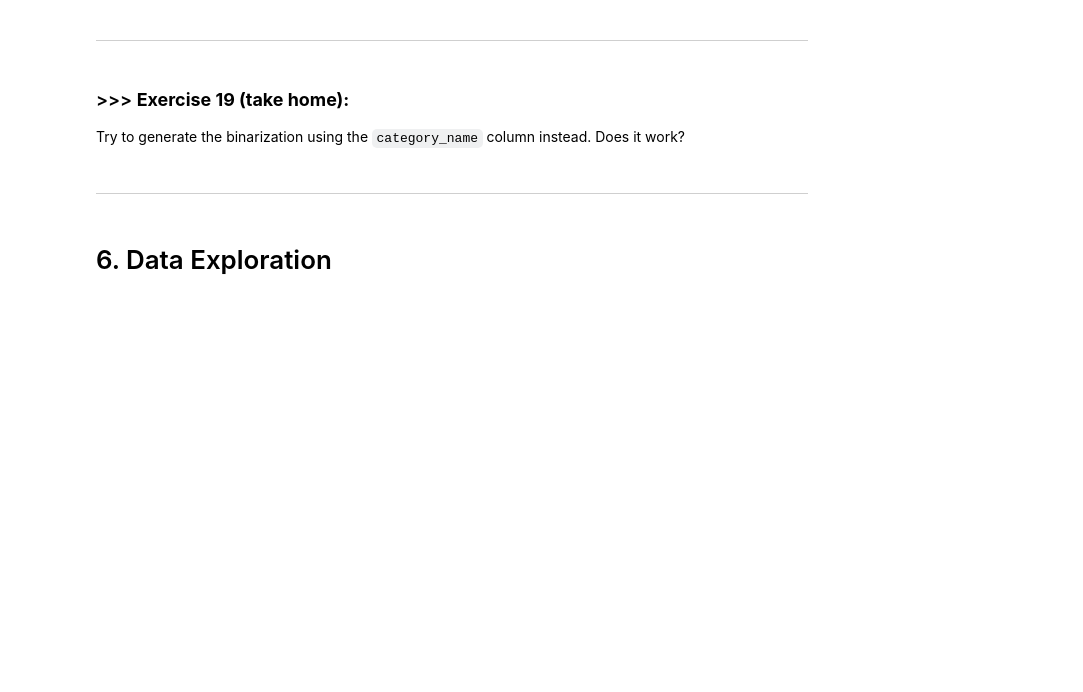
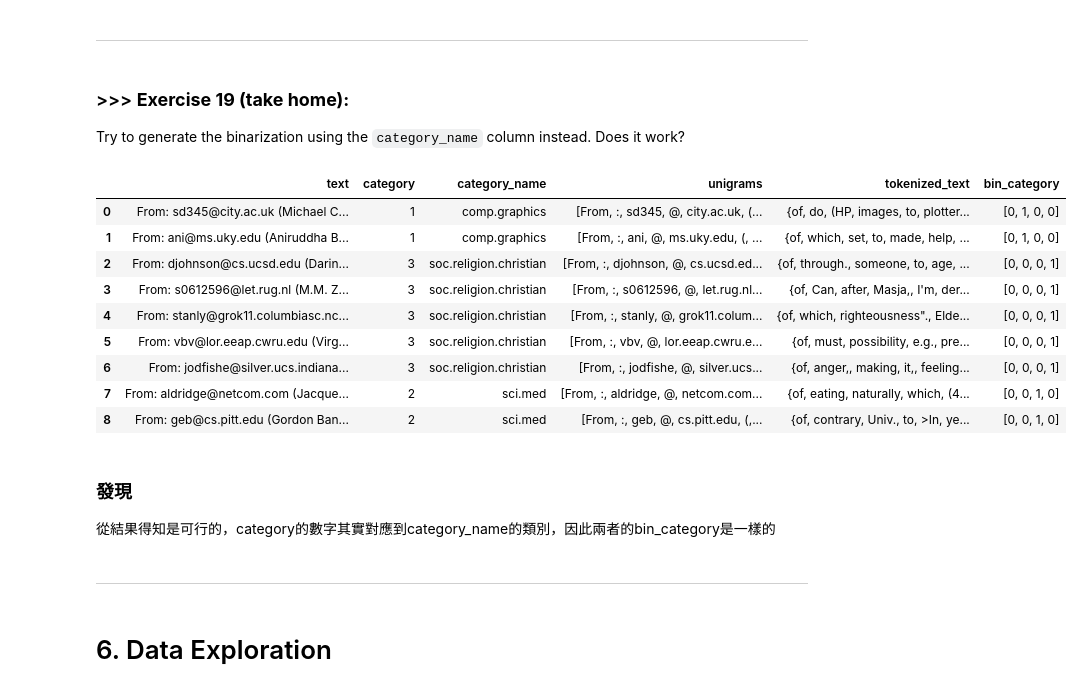
Before and after one commit to IvyChouCandy/DM2025-Lab1-Exercise, a Jupyter notebook: DM2025-Lab1-Master.ipynb, the cells around one changed output. Cells and saved outputs as stored; diff of their text form; code cells hidden in the pictures; blank space fills up the shorter version.

```diff
--- a/DM2025-Lab1-Master.ipynb
+++ b/DM2025-Lab1-Master.ipynb
@@ -2272,3 +2566,22 @@ Try to generate the binarization using the `category_name` column instead. Does
+# %%
+# Answer here
+mlb.fit(X.category_name)
+X['bin_category'] = mlb.transform(X['category_name']).tolist()
+X[0:9]
+# %% [output]
+|  | text | category | category_name | unigrams | tokenized_text | bin_category |
+| 0 | From: sd345@city.ac.uk (Michael C... | 1 | comp.graphics | [From, :, sd345, @, city.ac.uk, (... | {of, do, (HP, images, to, plotter... | [0, 1, 0, 0] |
+| 1 | From: ani@ms.uky.edu (Aniruddha B... | 1 | comp.graphics | [From, :, ani, @, ms.uky.edu, (, ... | {of, which, set, to, made, help, ... | [0, 1, 0, 0] |
+| 2 | From: djohnson@cs.ucsd.edu (Darin... | 3 | soc.religion.christian | [From, :, djohnson, @, cs.ucsd.ed... | {of, through., someone, to, age, ... | [0, 0, 0, 1] |
+| 3 | From: s0612596@let.rug.nl (M.M. Z... | 3 | soc.religion.christian | [From, :, s0612596, @, let.rug.nl... | {of, Can, after, Masja,, I'm, der... | [0, 0, 0, 1] |
+| 4 | From: stanly@grok11.columbiasc.nc... | 3 | soc.religion.christian | [From, :, stanly, @, grok11.colum... | {of, which, righteousness"., Elde... | [0, 0, 0, 1] |
+| 5 | From: vbv@lor.eeap.cwru.edu (Virg... | 3 | soc.religion.christian | [From, :, vbv, @, lor.eeap.cwru.e... | {of, must, possibility, e.g., pre... | [0, 0, 0, 1] |
+| 6 | From: jodfishe@silver.ucs.indiana... | 3 | soc.religion.christian | [From, :, jodfishe, @, silver.ucs... | {of, anger,, making, it,, feeling... | [0, 0, 0, 1] |
+| 7 | From: aldridge@netcom.com (Jacque... | 2 | sci.med | [From, :, aldridge, @, netcom.com... | {of, eating, naturally, which, (4... | [0, 0, 1, 0] |
+| 8 | From: geb@cs.pitt.edu (Gordon Ban... | 2 | sci.med | [From, :, geb, @, cs.pitt.edu, (,... | {of, contrary, Univ., to, >In, ye... | [0, 0, 1, 0] |
+# %% [markdown]
+### 發現
+從結果得知是可行的，category的數字其實對應到category_name的類別，因此兩者的bin_category是一樣的
 # %% [markdown]
 ---
 # %% [markdown]
```
Also changed, not shown: parts of 41 cells of this notebook.
